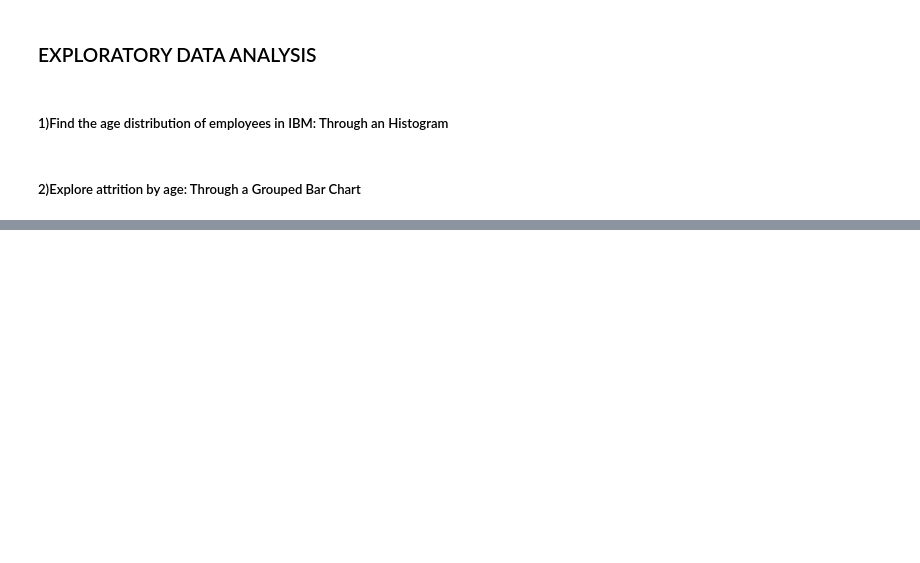
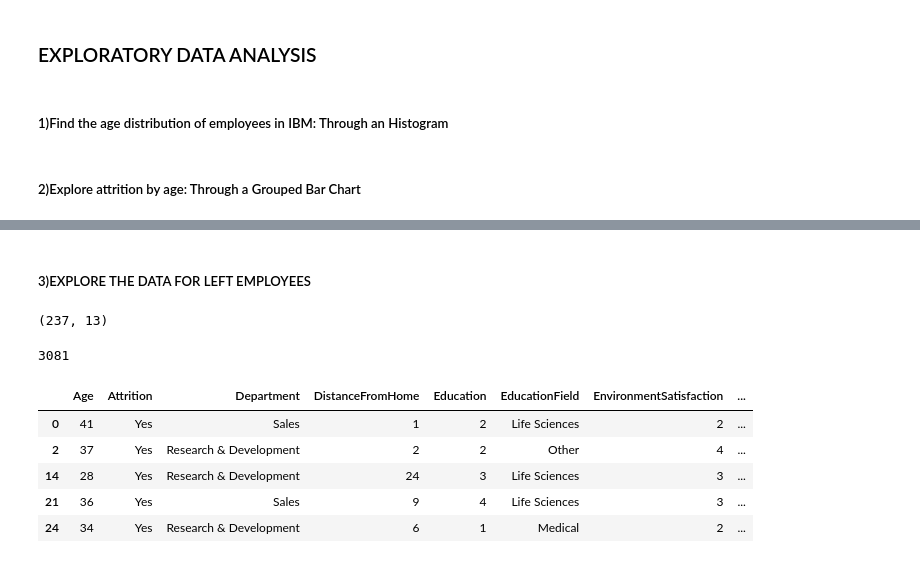
Before and after one commit to moyin0luwa/IBM-Attrition-Data, a Jupyter notebook: IBM-Attrition-Data.ipynb, the cells around one changed output, grey strips where cells are left out. Cells and saved outputs as stored; diff of their text form; code cells hidden in the pictures; blank space fills up the shorter version.

```diff
--- a/IBM-Attrition-Data.ipynb
+++ b/IBM-Attrition-Data.ipynb
@@ -96,0 +96,2 @@ plt.show()
+# %% [markdown]
+##### 3)EXPLORE THE DATA FOR LEFT EMPLOYEES
@@ -96,0 +103,20 @@ plt.show()
+# %%
+# Viewing the shape
+left_employee.shape
+# %% [output]
+(237, 13)
+# %%
+# Viewing the size
+left_employee.size
+# %% [output]
+3081
+# %%
+# Viewing the first five records
+left_employee.head()
+# %% [output]
+|  | Age | Attrition | Department | DistanceFromHome | Education | EducationField | EnvironmentSatisfaction | ... |
+| 0 | 41 | Yes | Sales | 1 | 2 | Life Sciences | 2 | ... |
+| 2 | 37 | Yes | Research & Development | 2 | 2 | Other | 4 | ... |
+| 14 | 28 | Yes | Research & Development | 24 | 3 | Life Sciences | 3 | ... |
+| 21 | 36 | Yes | Sales | 9 | 4 | Life Sciences | 3 | ... |
+| 24 | 34 | Yes | Research & Development | 6 | 1 | Medical | 2 | ... |
```
Also changed, not shown: parts of 13 cells of this notebook.
